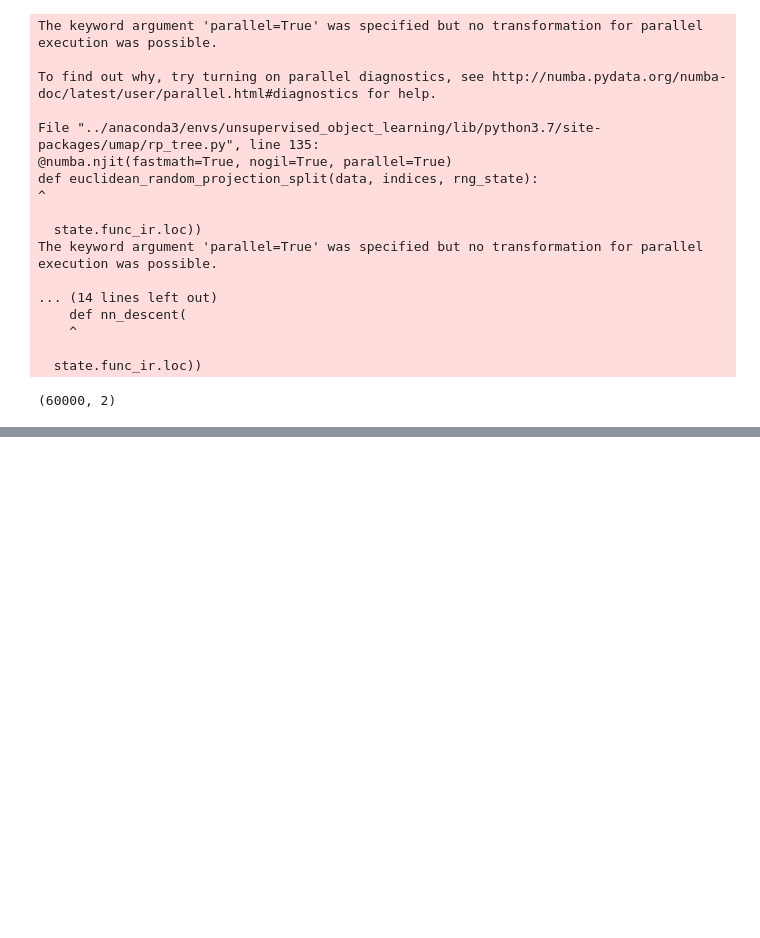
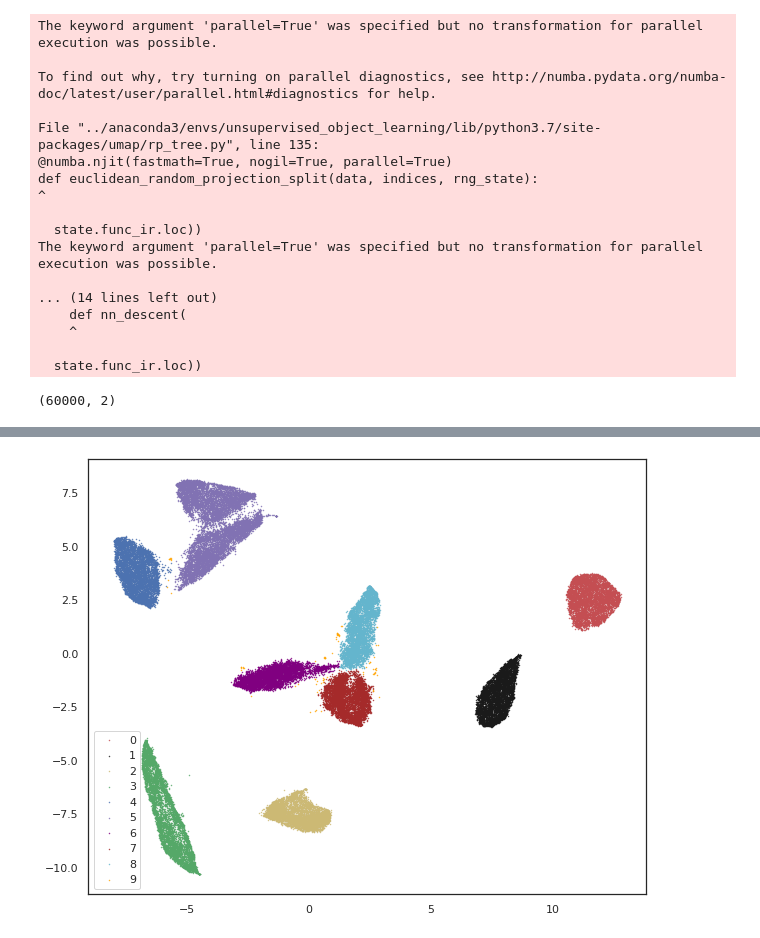
Before and after one commit to Lou1sM/clustering, a Jupyter notebook: umap.ipynb, the cells around one changed output, grey strips where cells are left out. Cells and saved outputs as stored; diff of their text form; code cells hidden in the pictures; blank space fills up the shorter version.

```diff
--- a/umap.ipynb
+++ b/umap.ipynb
@@ -74,0 +75,4 @@ TypeError: isinstance() arg 2 must be a type or tuple of types
+# %%
+utils.scatter_clusters(clusterable_umap,hdbscan_labels2)
+# %% [output]
+[figure, added]
```
Also changed, not shown: parts of 6 cells of this notebook, 2 other files.
